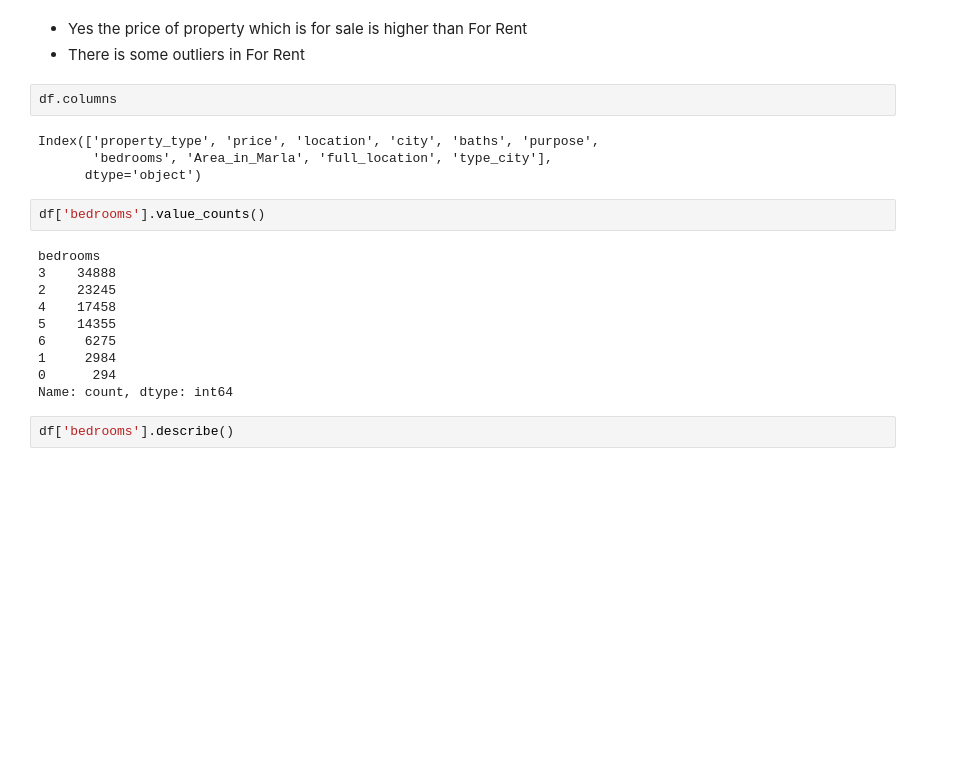
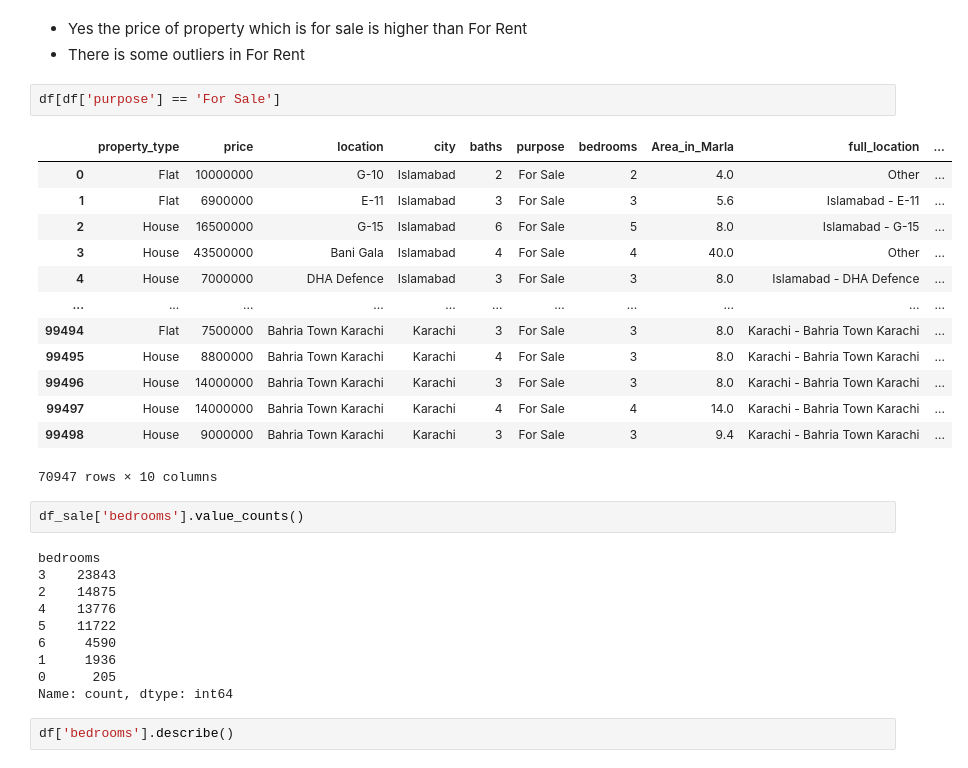
Before and after one commit to aliahmad552/pakistan_house_price_predictor, a Jupyter notebook: catboost_info/Pakistan_house_Price_Prediction_ForSale.ipynb, the cells around one changed output. Saved outputs shown, nothing was run; the diff lists cells and outputs as text; blank space fills up the shorter version.

```diff
--- a/Pakistan_house_Price_Prediction.ipynb
+++ b/catboost_info/Pakistan_house_Price_Prediction_ForSale.ipynb
@@ -338,22 +338,32 @@ sns.boxplot(x='purpose', y='price', data=df)
 - Yes the price of property which is for sale is higher than For Rent
 - There is some outliers  in For Rent
 # %%
-df.columns
+df[df['purpose'] == 'For Sale']
 # %% [output]
+|  | property_type | price | location | city | baths | purpose | bedrooms | Area_in_Marla | full_location | ... |
+| 0 | Flat | 10000000 | G-10 | Islamabad | 2 | For Sale | 2 | 4.0 | Other | ... |
+| 1 | Flat | 6900000 | E-11 | Islamabad | 3 | For Sale | 3 | 5.6 | Islamabad - E-11 | ... |
+| 2 | House | 16500000 | G-15 | Islamabad | 6 | For Sale | 5 | 8.0 | Islamabad - G-15 | ... |
+| 3 | House | 43500000 | Bani Gala | Islamabad | 4 | For Sale | 4 | 40.0 | Other | ... |
+| 4 | House | 7000000 | DHA Defence | Islamabad | 3 | For Sale | 3 | 8.0 | Islamabad - DHA Defence | ... |
+| ... | ... | ... | ... | ... | ... | ... | ... | ... | ... | ... |
+| 99494 | Flat | 7500000 | Bahria Town Karachi | Karachi | 3 | For Sale | 3 | 8.0 | Karachi - Bahria Town Karachi | ... |
+| 99495 | House | 8800000 | Bahria Town Karachi | Karachi | 4 | For Sale | 3 | 8.0 | Karachi - Bahria Town Karachi | ... |
+| 99496 | House | 14000000 | Bahria Town Karachi | Karachi | 3 | For Sale | 3 | 8.0 | Karachi - Bahria Town Karachi | ... |
+| 99497 | House | 14000000 | Bahria Town Karachi | Karachi | 4 | For Sale | 4 | 14.0 | Karachi - Bahria Town Karachi | ... |
+| 99498 | House | 9000000 | Bahria Town Karachi | Karachi | 3 | For Sale | 3 | 9.4 | Karachi - Bahria Town Karachi | ... |
-Index(['property_type', 'price', 'location', 'city', 'baths', 'purpose',
-       'bedrooms', 'Area_in_Marla', 'full_location', 'type_city'],
-      dtype='object')
+70947 rows × 10 columns
 # %%
-df['bedrooms'].value_counts()
+df_sale['bedrooms'].value_counts()
 # %% [output]
 bedrooms
-3    34888
-2    23245
-4    17458
-5    14355
-6     6275
-1     2984
-0      294
+3    23843
+2    14875
+4    13776
+5    11722
+6     4590
+1     1936
+0      205
 Name: count, dtype: int64
 # %%
 df['bedrooms'].describe()
```
Also changed, not shown: parts of 12 cells of this notebook, 17 other files.
